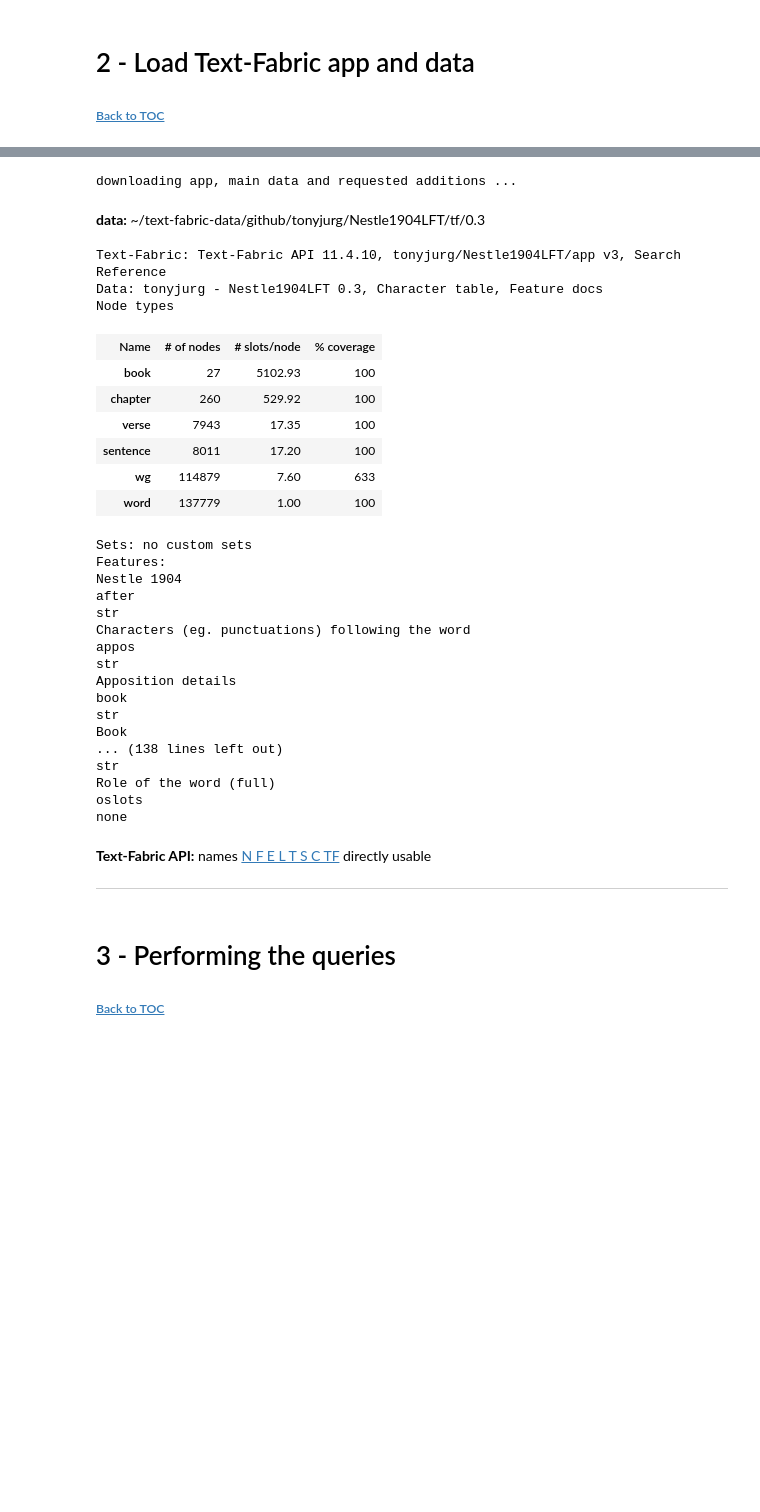
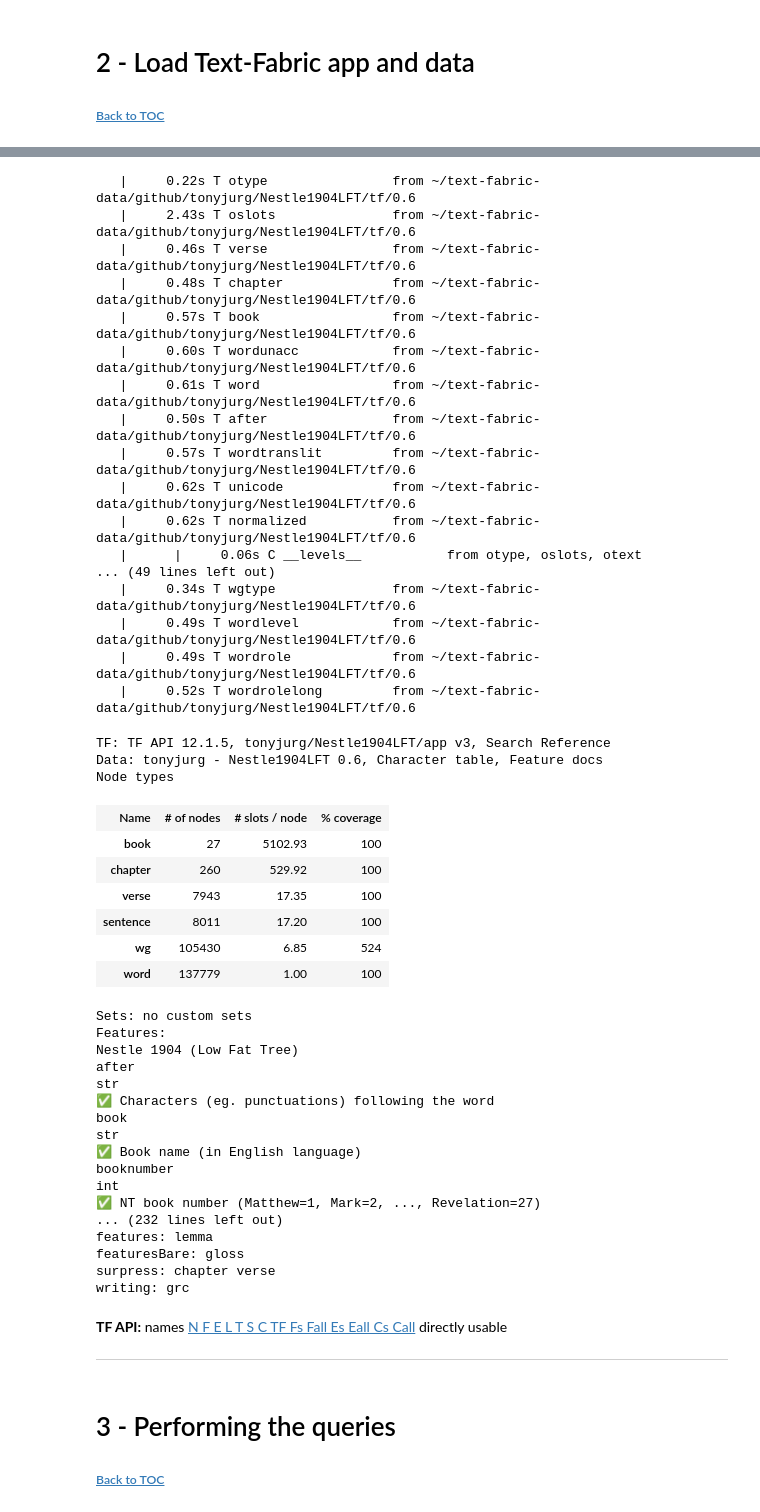
Before and after one commit to tonyjurg/Nestle1904LFT, a Jupyter notebook: docs/usecases/pronominal_redundancy.ipynb, the cells around one changed output, grey strips where cells are left out. Saved outputs shown, nothing was run; the diff lists cells and outputs as text; code cells hidden in the pictures; blank space fills up the shorter version.

```diff
--- a/docs/usecases/pronominal_redundancy.ipynb
+++ b/docs/usecases/pronominal_redundancy.ipynb
@@ -49,7 +49,7 @@ from tf.fabric import Fabric
 from tf.app import use
 # %%
 # load the N1904 app and data
-N1904 = use ("tonyjurg/Nestle1904LFT", version="0.3", hoist=globals())
+N1904 = use ("tonyjurg/Nestle1904LFT", version="0.6", hoist=globals())
 # %% [output]
 **Locating corpus resources ...**
 The requested app is not available offline
@@ -65,33 +65,48 @@ Status: latest release online v0.2 versus None locally
-downloading app, main data and requested additions ...
+   |     0.22s T otype                from ~/text-fabric-data/github/tonyjurg/Nestle1904LFT/tf/0.6
+   |     2.43s T oslots               from ~/text-fabric-data/github/tonyjurg/Nestle1904LFT/tf/0.6
+   |     0.46s T verse                from ~/text-fabric-data/github/tonyjurg/Nestle1904LFT/tf/0.6
+   |     0.48s T chapter              from ~/text-fabric-data/github/tonyjurg/Nestle1904LFT/tf/0.6
+   |     0.57s T book                 from ~/text-fabric-data/github/tonyjurg/Nestle1904LFT/tf/0.6
+   |     0.60s T wordunacc            from ~/text-fabric-data/github/tonyjurg/Nestle1904LFT/tf/0.6
+   |     0.61s T word                 from ~/text-fabric-data/github/tonyjurg/Nestle1904LFT/tf/0.6
+   |     0.50s T after                from ~/text-fabric-data/github/tonyjurg/Nestle1904LFT/tf/0.6
+   |     0.57s T wordtranslit         from ~/text-fabric-data/github/tonyjurg/Nestle1904LFT/tf/0.6
+   |     0.62s T unicode              from ~/text-fabric-data/github/tonyjurg/Nestle1904LFT/tf/0.6
+   |     0.62s T normalized           from ~/text-fabric-data/github/tonyjurg/Nestle1904LFT/tf/0.6
+   |      |     0.06s C __levels__           from otype, oslots, otext
+... (49 lines left out)
+   |     0.34s T wgtype               from ~/text-fabric-data/github/tonyjurg/Nestle1904LFT/tf/0.6
+   |     0.49s T wordlevel            from ~/text-fabric-data/github/tonyjurg/Nestle1904LFT/tf/0.6
+   |     0.49s T wordrole             from ~/text-fabric-data/github/tonyjurg/Nestle1904LFT/tf/0.6
+   |     0.52s T wordrolelong         from ~/text-fabric-data/github/tonyjurg/Nestle1904LFT/tf/0.6
-data: ~/text-fabric-data/github/tonyjurg/Nestle1904LFT/tf/0.3
-Text-Fabric: Text-Fabric API 11.4.10, tonyjurg/Nestle1904LFT/app v3, Search Reference
-Data: tonyjurg - Nestle1904LFT 0.3, Character table, Feature docs
+TF: TF API 12.1.5, tonyjurg/Nestle1904LFT/app v3, Search Reference
+Data: tonyjurg - Nestle1904LFT 0.6, Character table, Feature docs
 Node types
-| Name | # of nodes | # slots/node | % coverage |
+| Name | # of nodes | # slots / node | % coverage |
 | book | 27 | 5102.93 | 100 |
 | chapter | 260 | 529.92 | 100 |
 | verse | 7943 | 17.35 | 100 |
 | sentence | 8011 | 17.20 | 100 |
-| wg | 114879 | 7.60 | 633 |
+| wg | 105430 | 6.85 | 524 |
 | word | 137779 | 1.00 | 100 |
 Sets: no custom sets
 Features:
-Nestle 1904
+Nestle 1904 (Low Fat Tree)
 after
 str
-Characters (eg. punctuations) following the word
-appos
-str
-Apposition details
+✅ Characters (eg. punctuations) following the word
 book
 str
-Book
-... (138 lines left out)
-str
-Role of the word (full)
-oslots
-none
+✅ Book name (in English language)
+booknumber
+int
+✅ NT book number (Matthew=1, Mark=2, ..., Revelation=27)
+... (232 lines left out)
+features: lemma
+featuresBare: gloss
+surpress: chapter verse
+writing: grc
-Text-Fabric API: names N F E L T S C TF directly usable
+TF API: names N F E L T S C TF Fs Fall Es Eall Cs Call directly usable
 # %%
 # The following will push the Text-Fabric stylesheet to this notebook (to facilitate proper display with notebook viewer)
 N1904.dh(N1904.getCss())
```
Also changed, not shown: parts of 2 cells of this notebook, 9 other files.
